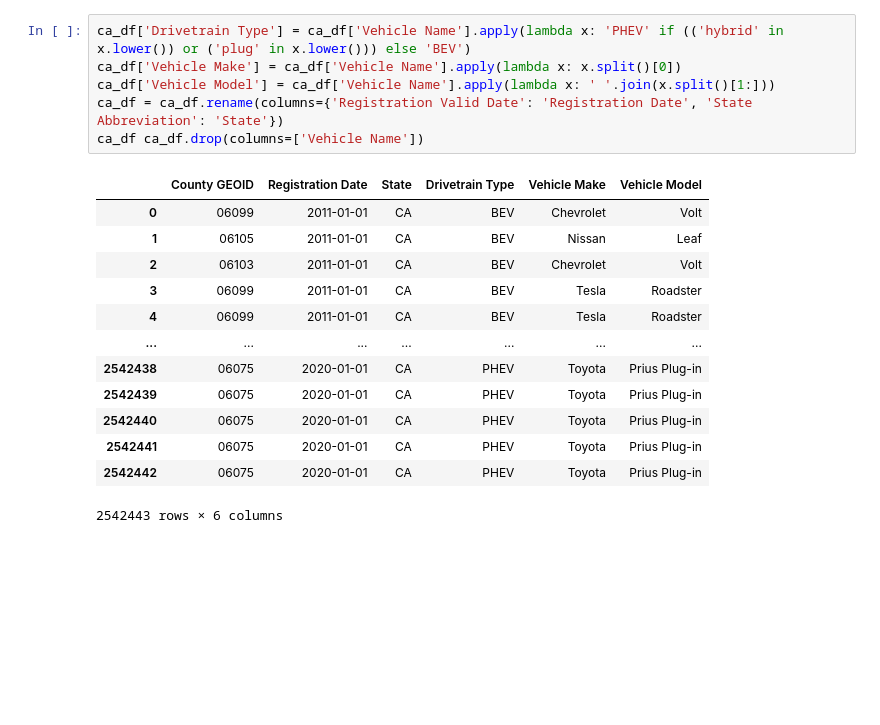
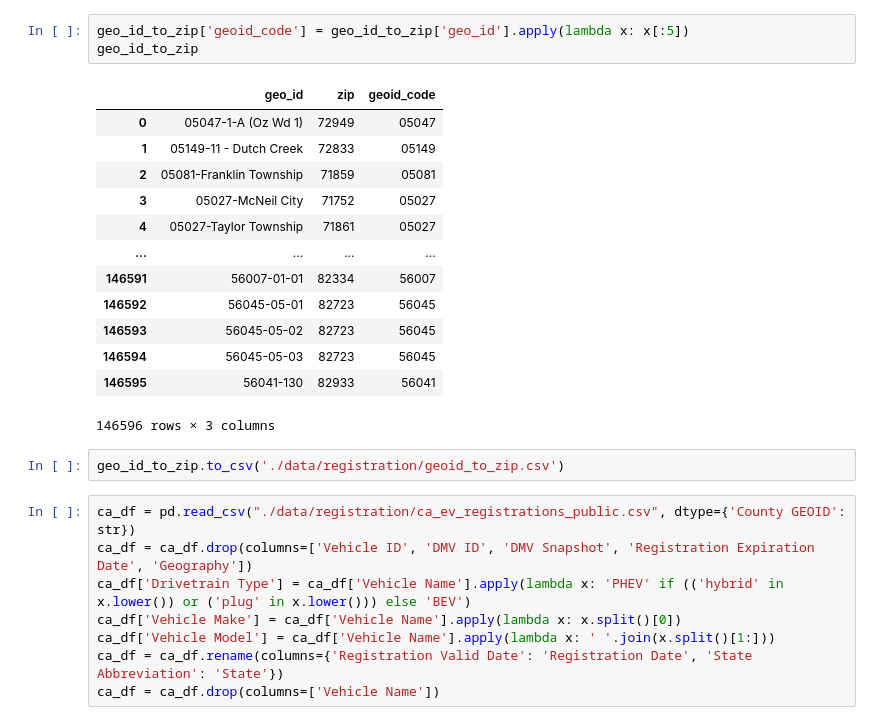
Before and after one commit to mk-imagine/SFSU-CSC805-DataVis-GroupWork, a Jupyter notebook: data_integration.ipynb, the cells around one changed output. Cells and saved outputs as stored; diff of their text form; blank space fills up the shorter version.

```diff
--- a/data_integration.ipynb
+++ b/data_integration.ipynb
@@ -22,23 +84,30 @@ ca_df
+# %%
+geo_id_to_zip['geoid_code'] = geo_id_to_zip['geo_id'].apply(lambda x: x[:5])
+geo_id_to_zip
+# %% [output]
+|  | geo_id | zip | geoid_code |
+| 0 | 05047-1-A (Oz Wd 1) | 72949 | 05047 |
+| 1 | 05149-11 - Dutch Creek | 72833 | 05149 |
+| 2 | 05081-Franklin Township | 71859 | 05081 |
+| 3 | 05027-McNeil City | 71752 | 05027 |
+| 4 | 05027-Taylor Township | 71861 | 05027 |
+| ... | ... | ... | ... |
+| 146591 | 56007-01-01 | 82334 | 56007 |
+| 146592 | 56045-05-01 | 82723 | 56045 |
+| 146593 | 56045-05-02 | 82723 | 56045 |
+| 146594 | 56045-05-03 | 82723 | 56045 |
+| 146595 | 56041-130 | 82933 | 56041 |
+146596 rows × 3 columns
+# %%
+geo_id_to_zip.to_csv('./data/registration/geoid_to_zip.csv')
 # %%
+ca_df = pd.read_csv("./data/registration/ca_ev_registrations_public.csv", dtype={'County GEOID': str})
+ca_df = ca_df.drop(columns=['Vehicle ID', 'DMV ID', 'DMV Snapshot', 'Registration Expiration Date', 'Geography'])
 ca_df['Drivetrain Type'] = ca_df['Vehicle Name'].apply(lambda x: 'PHEV' if (('hybrid' in x.lower()) or ('plug' in x.lower())) else 'BEV')
 ca_df['Vehicle Make'] = ca_df['Vehicle Name'].apply(lambda x: x.split()[0])
 ca_df['Vehicle Model'] = ca_df['Vehicle Name'].apply(lambda x: ' '.join(x.split()[1:]))
 ca_df = ca_df.rename(columns={'Registration Valid Date': 'Registration Date', 'State Abbreviation': 'State'})
-ca_df ca_df.drop(columns=['Vehicle Name'])
+ca_df = ca_df.drop(columns=['Vehicle Name'])
-# %% [output]
-|  | County GEOID | Registration Date | State | Drivetrain Type | Vehicle Make | Vehicle Model |
-| 0 | 06099 | 2011-01-01 | CA | BEV | Chevrolet | Volt |
-| 1 | 06105 | 2011-01-01 | CA | BEV | Nissan | Leaf |
-| 2 | 06103 | 2011-01-01 | CA | BEV | Chevrolet | Volt |
-| 3 | 06099 | 2011-01-01 | CA | BEV | Tesla | Roadster |
-| 4 | 06099 | 2011-01-01 | CA | BEV | Tesla | Roadster |
-| ... | ... | ... | ... | ... | ... | ... |
-| 2542438 | 06075 | 2020-01-01 | CA | PHEV | Toyota | Prius Plug-in |
-| 2542439 | 06075 | 2020-01-01 | CA | PHEV | Toyota | Prius Plug-in |
-| 2542440 | 06075 | 2020-01-01 | CA | PHEV | Toyota | Prius Plug-in |
-| 2542441 | 06075 | 2020-01-01 | CA | PHEV | Toyota | Prius Plug-in |
-| 2542442 | 06075 | 2020-01-01 | CA | PHEV | Toyota | Prius Plug-in |
-2542443 rows × 6 columns
 # %%
 ca_df
 # %% [output]
```
Also changed, not shown: parts of 25 cells of this notebook, 2 other files.
